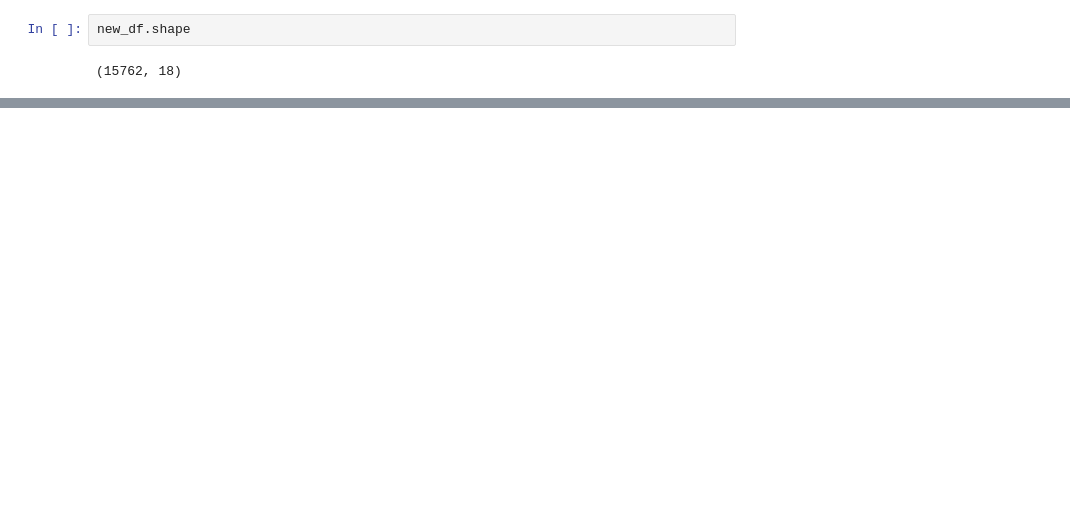
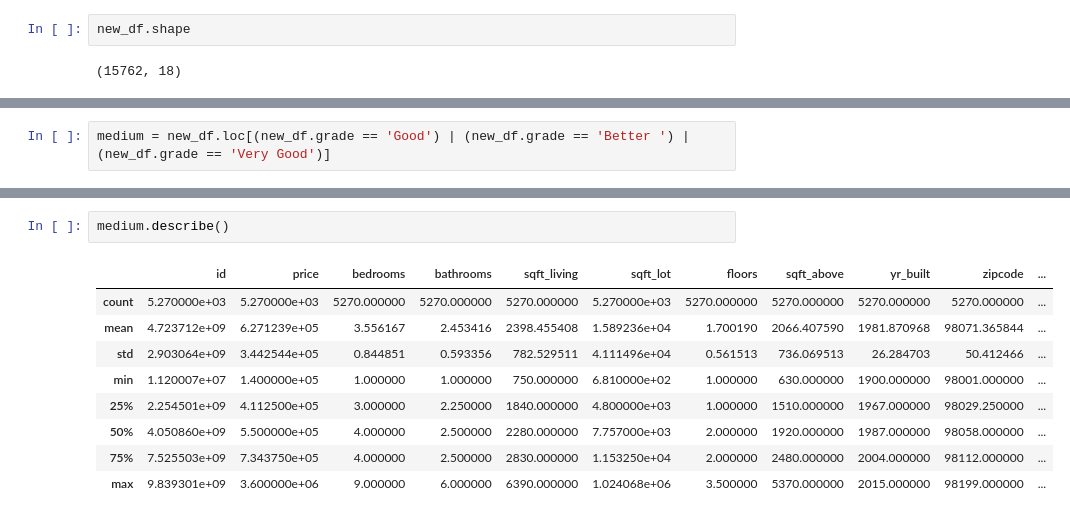
Before and after one commit to vivyhasadream/DS_P2_King-County-House-Sales-Predict, a Jupyter notebook: Karan_Data _Cleaning 1.ipynb, the cells around one changed output, grey strips where cells are left out. Cells and saved outputs as stored; diff of their text form; blank space fills up the shorter version.

```diff
--- a/Karan_Data _Cleaning 1.ipynb
+++ b/Karan_Data _Cleaning 1.ipynb
@@ -295,0 +308,2 @@ new_df
+# %%
+medium = new_df.loc[(new_df.grade == 'Good') | (new_df.grade == 'Better ') | (new_df.grade == 'Very Good')]
@@ -295,0 +381,12 @@ new_df
+# %%
+medium.describe()
+# %% [output]
+|  | id | price | bedrooms | bathrooms | sqft_living | sqft_lot | floors | sqft_above | yr_built | zipcode | ... |
+| count | 5.270000e+03 | 5.270000e+03 | 5270.000000 | 5270.000000 | 5270.000000 | 5.270000e+03 | 5270.000000 | 5270.000000 | 5270.000000 | 5270.000000 | ... |
+| mean | 4.723712e+09 | 6.271239e+05 | 3.556167 | 2.453416 | 2398.455408 | 1.589236e+04 | 1.700190 | 2066.407590 | 1981.870968 | 98071.365844 | ... |
+| std | 2.903064e+09 | 3.442544e+05 | 0.844851 | 0.593356 | 782.529511 | 4.111496e+04 | 0.561513 | 736.069513 | 26.284703 | 50.412466 | ... |
+| min | 1.120007e+07 | 1.400000e+05 | 1.000000 | 1.000000 | 750.000000 | 6.810000e+02 | 1.000000 | 630.000000 | 1900.000000 | 98001.000000 | ... |
+| 25% | 2.254501e+09 | 4.112500e+05 | 3.000000 | 2.250000 | 1840.000000 | 4.800000e+03 | 1.000000 | 1510.000000 | 1967.000000 | 98029.250000 | ... |
+| 50% | 4.050860e+09 | 5.500000e+05 | 4.000000 | 2.500000 | 2280.000000 | 7.757000e+03 | 2.000000 | 1920.000000 | 1987.000000 | 98058.000000 | ... |
+| 75% | 7.525503e+09 | 7.343750e+05 | 4.000000 | 2.500000 | 2830.000000 | 1.153250e+04 | 2.000000 | 2480.000000 | 2004.000000 | 98112.000000 | ... |
+| max | 9.839301e+09 | 3.600000e+06 | 9.000000 | 6.000000 | 6390.000000 | 1.024068e+06 | 3.500000 | 5370.000000 | 2015.000000 | 98199.000000 | ... |
```
Also changed, not shown: parts of 24 cells of this notebook, 4 other files.
